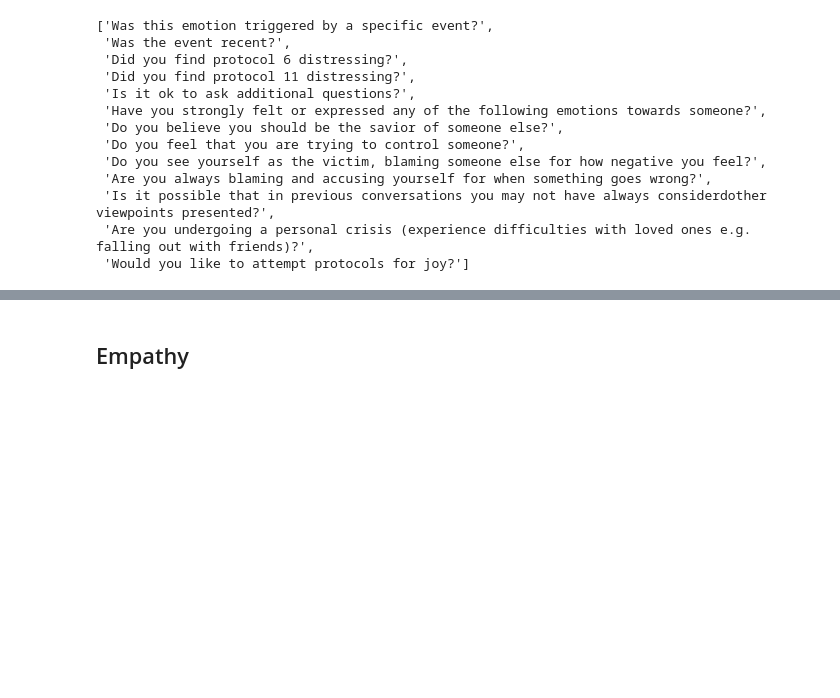
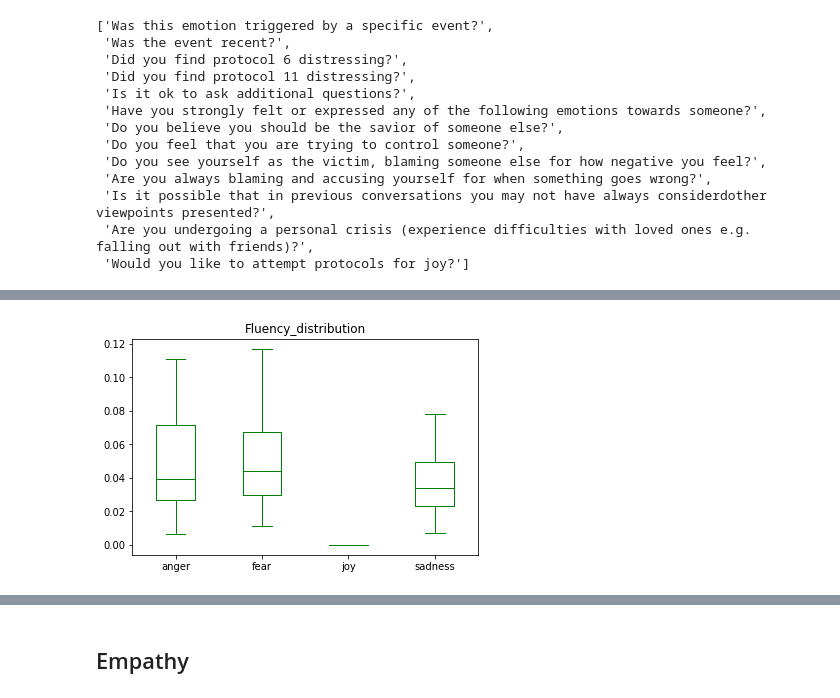
Before and after one commit to MariaMillet/psychotherapy_chatbot, a Jupyter notebook: pre_processingResponseDataset.ipynb, the cells around one changed output, grey strips where cells are left out. Drawn from its saved outputs; the diff is of its cells as text; code cells hidden in the pictures; blank space fills up the shorter version.

```diff
--- a/pre_processingResponseDataset.ipynb
+++ b/pre_processingResponseDataset.ipynb
@@ -178,4 +222,12 @@ df.head()
 5 rows × 30 columns
+# %%
+df['Fluency_distribution'] = df['ppl_Is it ok to ask additional questions?']
+df.boxplot('Fluency_distribution', by='emotion', grid=False, showfliers=False, color='green')
+plt.suptitle('')
+plt.xlabel('')
+plt.show()
+# %% [output]
+[figure, added]
 # %%
 df[df['emotion']=='fear']['ppl_Did you find protocol 6 distressing?'].max()
 # %% [output]
```
Also changed, not shown: parts of 26 cells of this notebook.
